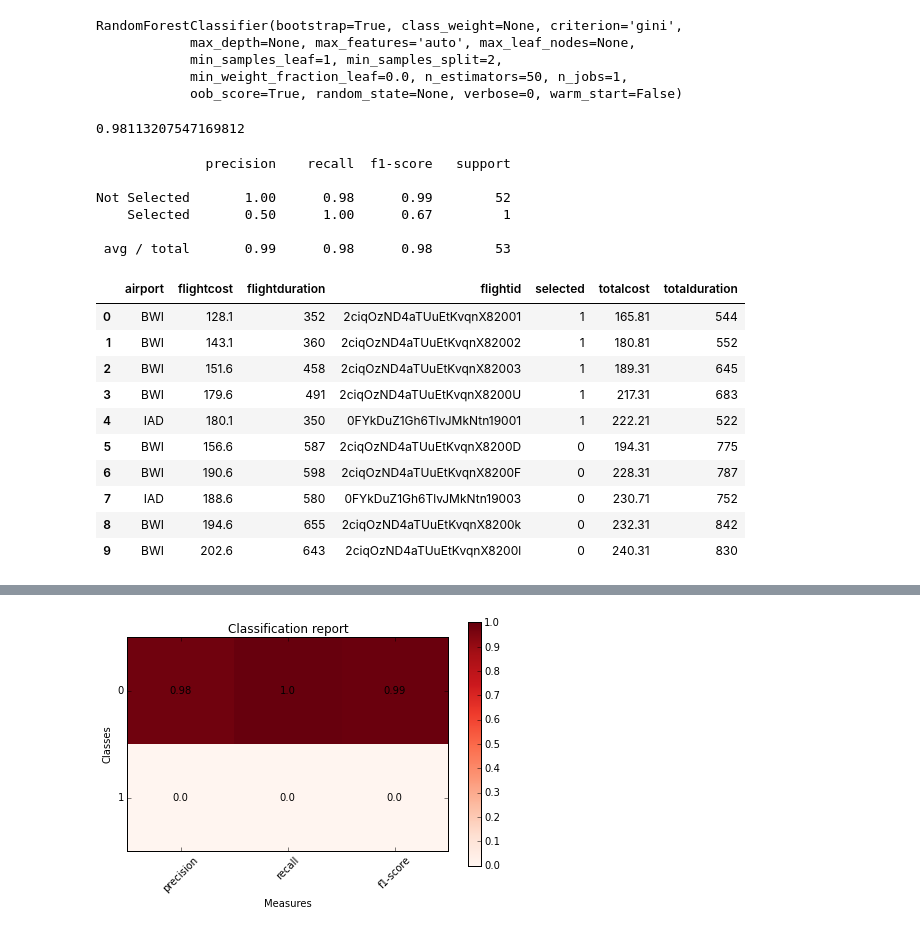
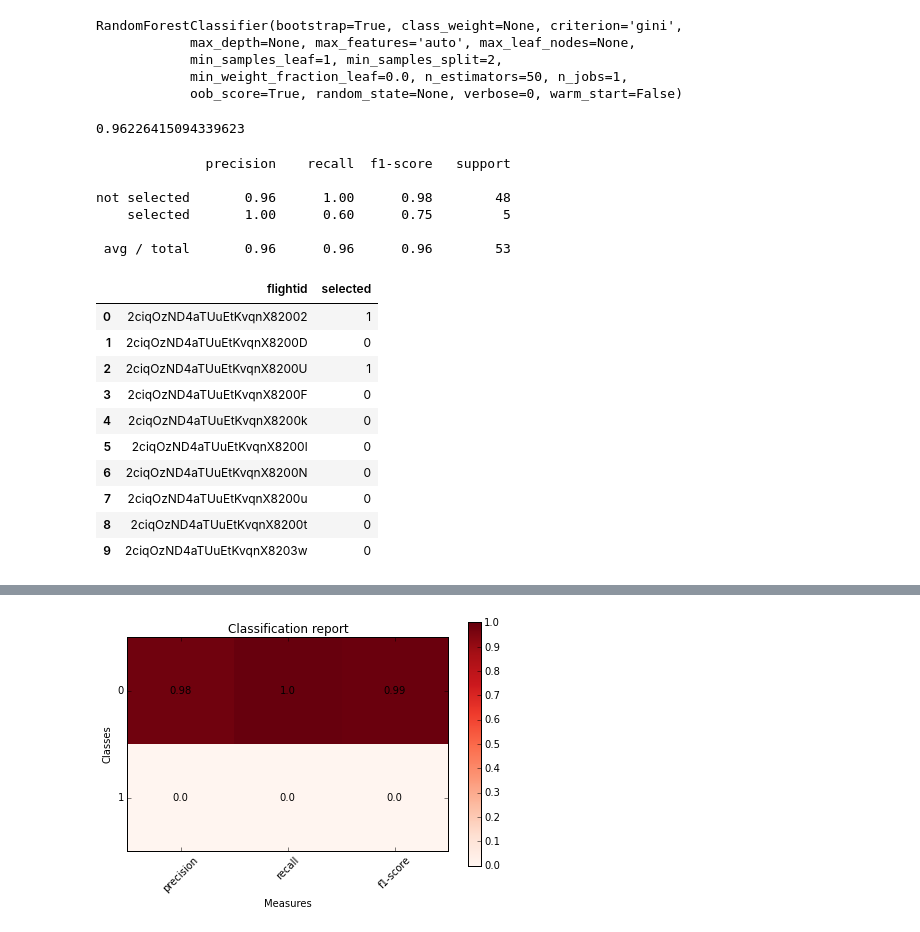
Before and after one commit to akatie/triptomizer, a Jupyter notebook: flightWithLowestCostFunction.ipynb, the cells around one changed output, grey strips where cells are left out. Drawn from its saved outputs; the diff is of its cells as text; code cells hidden in the pictures.

```diff
--- a/flightWithLowestCostFunction.ipynb
+++ b/flightWithLowestCostFunction.ipynb
@@ -351,0 +372,3 @@ from sklearn.linear_model import LogisticRegression
+# %%
+train = train.drop(['airport'], axis=1)
+train = train.drop(['airline'], axis=1)
@@ -363,9 +394,12 @@ test.head(5)
+# %%
+test = test.drop(['airport'], axis=1)
+test = test.drop(['airline'], axis=1)
 # %%
 # Initialize our algorithm
 lr = LogisticRegression(random_state=1)
 # %%
 # Define our predictors
-predictors = ["flightcost", "flightduration", "totalcost","totalduration"]
+predictors = ["totalcost","totalduration"]
 expected  = train["selected"]
 
 # Train the algorithm using all the training data
@@ -403,7 +434,7 @@ test_predictions.head(10)
 from sklearn import cross_validation
 from sklearn.cross_validation import train_test_split
 # %%
-X = train[["flightcost", "flightduration", "totalcost","totalduration"]]
+X = train[["totalcost","totalduration"]]
 y = train["selected"]
 X_train, X_test, y_train, y_test = cross_validation.train_test_split(X,y,test_size = 0.2)
 log_reg = lr.fit(X_train, y_train)
@@ -473,4 +505,4 @@ RandomForestClassifier(bootstrap=True, class_weight=None, criterion='gini',
 # %%
 rf.score(X_test, y_test)
 # %% [output]
-0.98113207547169812
+0.96226415094339623
@@ -477,38 +542,33 @@ rf.score(X_test, y_test)
 # %%
 expected   = y_test
 predicted  = rf.predict(X_test)
-classificationReport = classification_report(expected, predicted, target_names=["Not Selected","Selected"])
+classificationReport = classification_report(expected, predicted, target_names=["not selected","selected"])
 print classificationReport
 # %% [output]
               precision    recall  f1-score   support
 
-Not Selected       1.00      0.98      0.99        52
-    Selected       0.50      1.00      0.67         1
+not selected       0.96      1.00      0.98        48
+    selected       1.00      0.60      0.75         5
 
- avg / total       0.99      0.98      0.98        53
+ avg / total       0.96      0.96      0.96        53
 # %%
 # Make predictions based on the test data using random forest
-predictions = rf.predict(test[predictors])
+predictions3 = rf.predict(test[predictors])
 
-test_predictions = pd.DataFrame({
+test_predictions3 = pd.DataFrame({
         "flightid": test["flightid"],
-        "airport": test["airport"],
-        "flightcost": test["flightcost"],
-        "totalcost": test["totalcost"],
-        "flightduration": test["flightduration"],
-        "totalduration": test["totalduration"],
-        "selected": predictions
+        "selected": predictions3
     })
-test_predictions.head(10)
+test_predictions3.head(10)
 # %% [output]
-|  | airport | flightcost | flightduration | flightid | selected | totalcost | totalduration |
-| 0 | BWI | 128.1 | 352 | 2ciqOzND4aTUuEtKvqnX82001 | 1 | 165.81 | 544 |
-| 1 | BWI | 143.1 | 360 | 2ciqOzND4aTUuEtKvqnX82002 | 1 | 180.81 | 552 |
-| 2 | BWI | 151.6 | 458 | 2ciqOzND4aTUuEtKvqnX82003 | 1 | 189.31 | 645 |
-| 3 | BWI | 179.6 | 491 | 2ciqOzND4aTUuEtKvqnX8200U | 1 | 217.31 | 683 |
-| 4 | IAD | 180.1 | 350 | 0FYkDuZ1Gh6TlvJMkNtn19001 | 1 | 222.21 | 522 |
-| 5 | BWI | 156.6 | 587 | 2ciqOzND4aTUuEtKvqnX8200D | 0 | 194.31 | 775 |
-| 6 | BWI | 190.6 | 598 | 2ciqOzND4aTUuEtKvqnX8200F | 0 | 228.31 | 787 |
-| 7 | IAD | 188.6 | 580 | 0FYkDuZ1Gh6TlvJMkNtn19003 | 0 | 230.71 | 752 |
-| 8 | BWI | 194.6 | 655 | 2ciqOzND4aTUuEtKvqnX8200k | 0 | 232.31 | 842 |
-| 9 | BWI | 202.6 | 643 | 2ciqOzND4aTUuEtKvqnX8200l | 0 | 240.31 | 830 |
+|  | flightid | selected |
+| 0 | 2ciqOzND4aTUuEtKvqnX82002 | 1 |
+| 1 | 2ciqOzND4aTUuEtKvqnX8200D | 0 |
+| 2 | 2ciqOzND4aTUuEtKvqnX8200U | 1 |
+| 3 | 2ciqOzND4aTUuEtKvqnX8200F | 0 |
+| 4 | 2ciqOzND4aTUuEtKvqnX8200k | 0 |
+| 5 | 2ciqOzND4aTUuEtKvqnX8200l | 0 |
+| 6 | 2ciqOzND4aTUuEtKvqnX8200N | 0 |
+| 7 | 2ciqOzND4aTUuEtKvqnX8200u | 0 |
+| 8 | 2ciqOzND4aTUuEtKvqnX8200t | 0 |
+| 9 | 2ciqOzND4aTUuEtKvqnX8203w | 0 |
```
Also changed, not shown: parts of 34 cells of this notebook, 3 other files.
